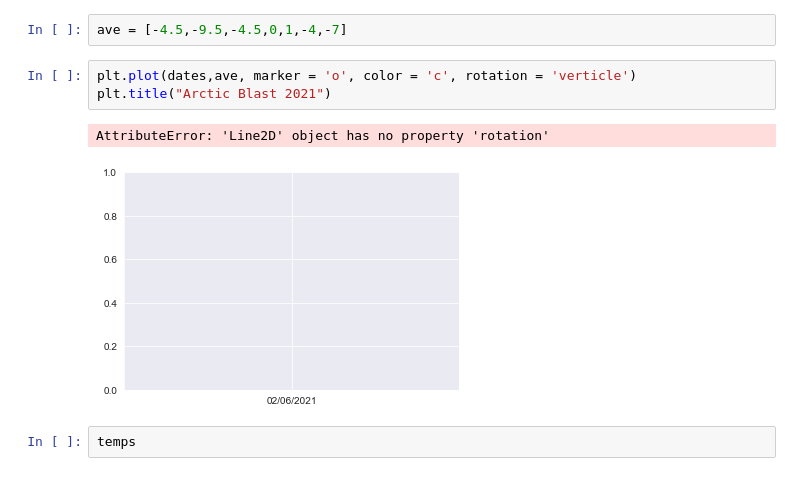
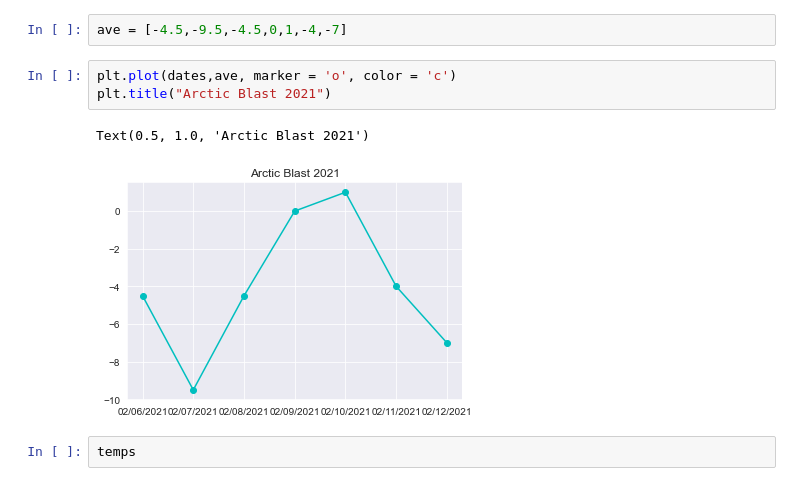
Before and after one commit to searanch/Minneapolis-Historical-Weather, a Jupyter notebook: msp_winter.ipynb, the cells around one changed output. Drawn from its saved outputs; the diff is of its cells as text.

```diff
--- a/msp_winter.ipynb
+++ b/msp_winter.ipynb
@@ -435,11 +416,11 @@ for a in ave:
 # %%
 ave = [-4.5,-9.5,-4.5,0,1,-4,-7]
 # %%
-plt.plot(dates,ave, marker = 'o', color = 'c', rotation = 'verticle')
+plt.plot(dates,ave, marker = 'o', color = 'c')
 plt.title("Arctic Blast 2021")
 # %% [output]
-AttributeError: 'Line2D' object has no property 'rotation'
+Text(0.5, 1.0, 'Arctic Blast 2021')
-[figure, old version]
+[figure, new version]
 # %%
 temps
 # %% [output]
```
Also changed, not shown: parts of 14 cells of this notebook, 1 other file.
